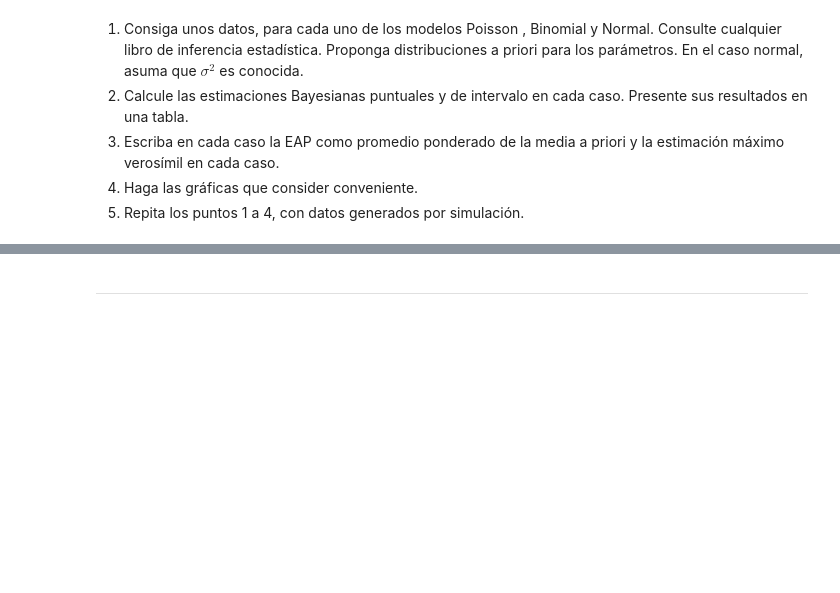
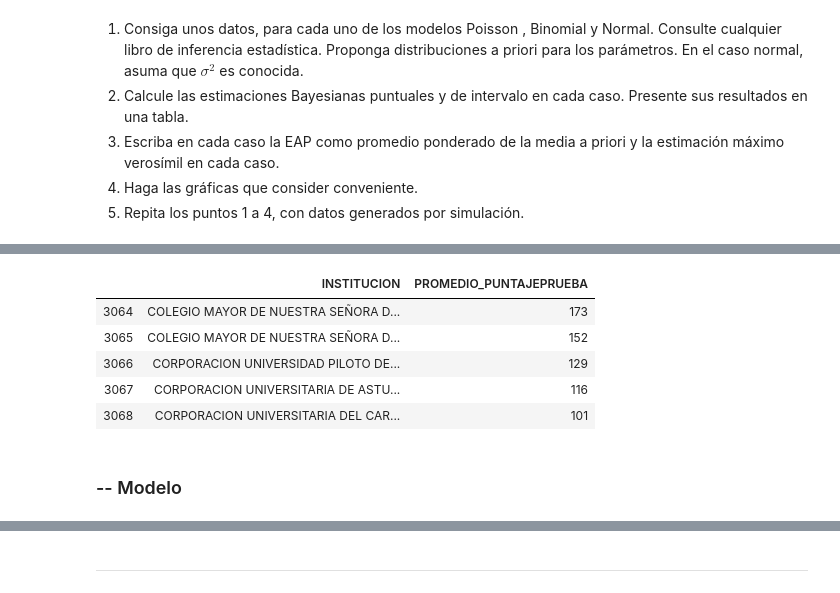
Before and after one commit to SebastianVela/EstadisticaBayesiana, a Jupyter notebook: Hurtado-Vela.ipynb, the cells around one changed output, grey strips where cells are left out. Saved outputs shown, nothing was run; the diff lists cells and outputs as text; code cells hidden in the pictures; blank space fills up the shorter version.

```diff
--- a/Hurtado-Vela.ipynb
+++ b/Hurtado-Vela.ipynb
@@ -490,0 +561,12 @@ print(EAP)
+# %%
+economia=df.loc[df["GRUPO_REFERENCIA"]=="ECONOMÍA",["INSTITUCION","PROMEDIO_PUNTAJEPRUEBA"]]
+economia.head()
+# %% [output]
+|  | INSTITUCION | PROMEDIO_PUNTAJEPRUEBA |
+| 3064 | COLEGIO MAYOR DE NUESTRA SEÑORA D... | 173 |
+| 3065 | COLEGIO MAYOR DE NUESTRA SEÑORA D... | 152 |
+| 3066 | CORPORACION UNIVERSIDAD PILOTO DE... | 129 |
+| 3067 | CORPORACION UNIVERSITARIA DE ASTU... | 116 |
+| 3068 | CORPORACION UNIVERSITARIA DEL CAR... | 101 |
+# %% [markdown]
+### -- Modelo
```
Also changed, not shown: parts of 41 cells of this notebook, 1 other file.
